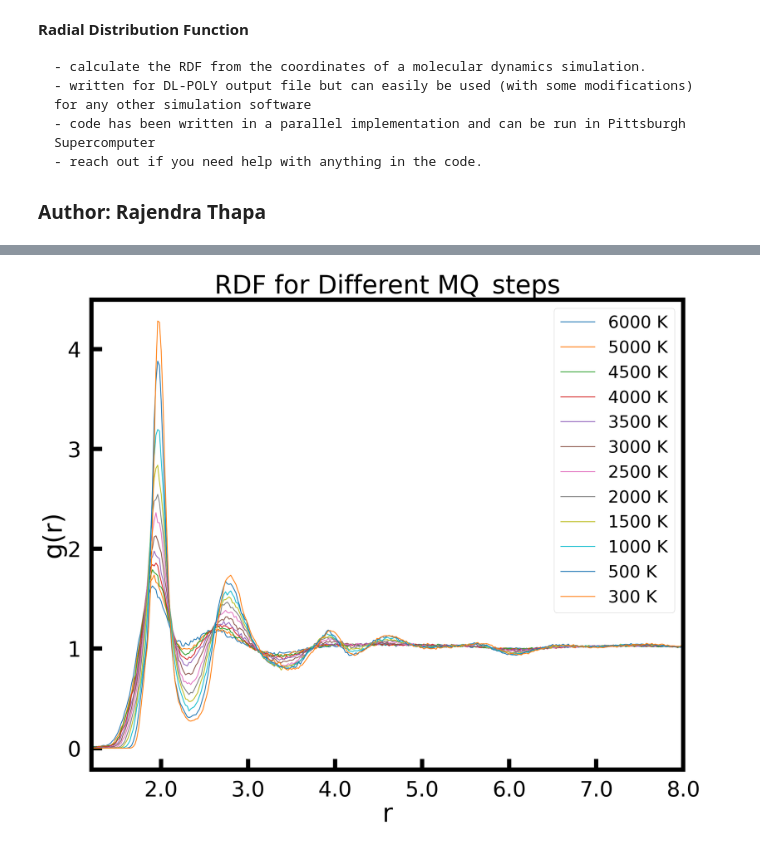
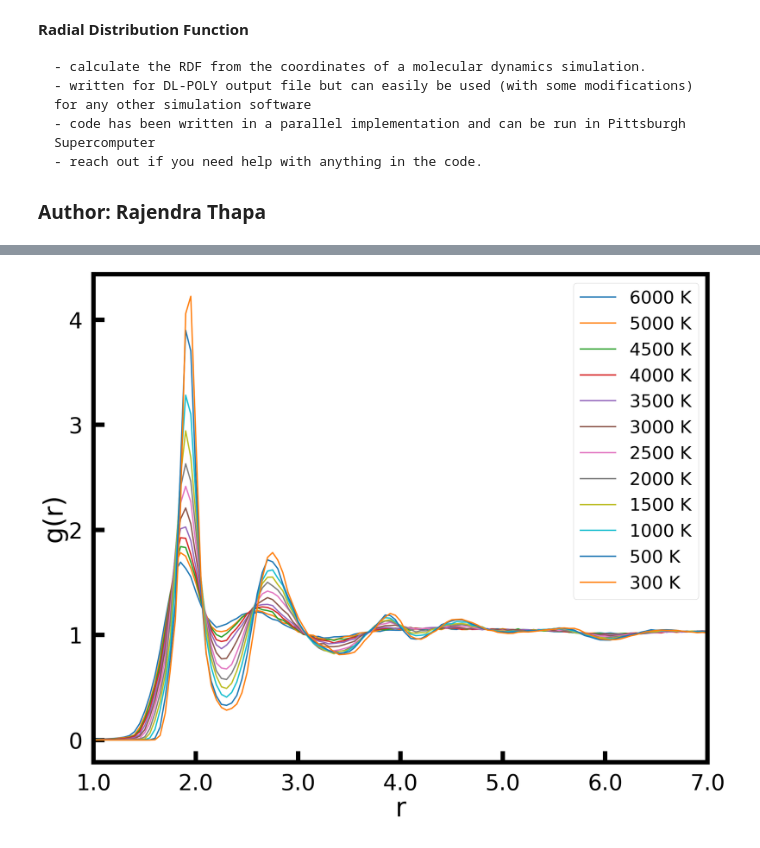
Before and after one commit to rajendrathapa/Crystal-Growth-in-LNSE-glass, a Jupyter notebook: gr_calculator.ipynb, the cells around one changed output, grey strips where cells are left out. Cells and saved outputs as stored; diff of their text form; code cells hidden in the pictures.

```diff
--- a/gr_calculator.ipynb
+++ b/gr_calculator.ipynb
@@ -127,7 +127,7 @@ plt.rcParams['axes.titlesize'] = 60
 plt.rcParams['axes.titleweight']='normal'
 plt.rcParams['xtick.labelsize'] =50
 plt.rcParams['ytick.labelsize'] =50
-plt.rcParams['lines.linewidth']=2.0
+plt.rcParams['lines.linewidth']=3.0
 plt.rcParams['figure.figsize'] = 25,20#width,height
 plt.rcParams['lines.markersize']=5
 plt.rcParams['axes.linewidth'] =10
@@ -138,35 +138,37 @@ plt.rcParams['xtick.major.width']=10.0
 
 plt.rcParams['ytick.major.size']=25
 plt.rcParams['ytick.direction']= 'in'
 plt.rcParams['ytick.major.width']=10.0
 
 plt.rcParams['xtick.major.pad']='25'
 plt.rcParams['ytick.major.pad']='25'
 
 
 def plot_rdf_from_pickle(pickle_file):
     with open(pickle_file, 'rb') as f:
         rdf_data = pickle.load(f)
     # Define mapping between old keys (1 to 12) and new keys (6000 to 300)
     key_mapping = {1: 6000, 2: 5000, 3: 4500, 4: 4000, 5: 3500, 6: 3000, 7: 2500, 8: 2000, 9: 1500, 10: 1000, 11: 500, 12: 300}
 
     # Update keys in the dictionary
     rdf_data = {key_mapping[key]: value for key, value in rdf_data.items()}
     for MQ_steps, rdf_values in rdf_data.items():
         plt.plot(rdf_values, label=f"{MQ_steps} K")
 
     plt.legend(loc='best')
-    plt.xlim(60,400)
+    plt.xlim(20,140)
     plt.xlabel('r')
     plt.ylabel('g(r)')
     # Customize x-axis labels
-    x_ticks = [100, 150, 200, 250, 300, 350, 400]  # Custom positions for x-axis ticks
-    x_labels = ['2.0', '3.0', '4.0', '5.0', '6.0', '7.0', '8.0']  # Custom labels for x-axis ticks
+    x_ticks = [20,40, 60, 80, 100, 120, 140]  # Custom positions for x-axis ticks
+    x_labels = ['1.0', '2.0', '3.0', '4.0', '5.0', '6.0', '7.0']  # Custom labels for x-axis ticks
     plt.xticks(x_ticks, x_labels)
-    plt.title('RDF for Different MQ_steps')
+    # plt.title('RDF for Different MQ_steps')
+    # plt.savefig("RDF_vs_T_in_MQ.png")
+    plt.savefig("RDF_vs_T_in_MQ.pdf", bbox_inches='tight')
     plt.show()
 
 # Call the function with the path to your pickle file
 plot_rdf_from_pickle("rdf_data.pickle")
 # %% [output]
-[figure, old version]
+[figure, new version]
```
Also changed, not shown: parts of 1 cell of this notebook.
